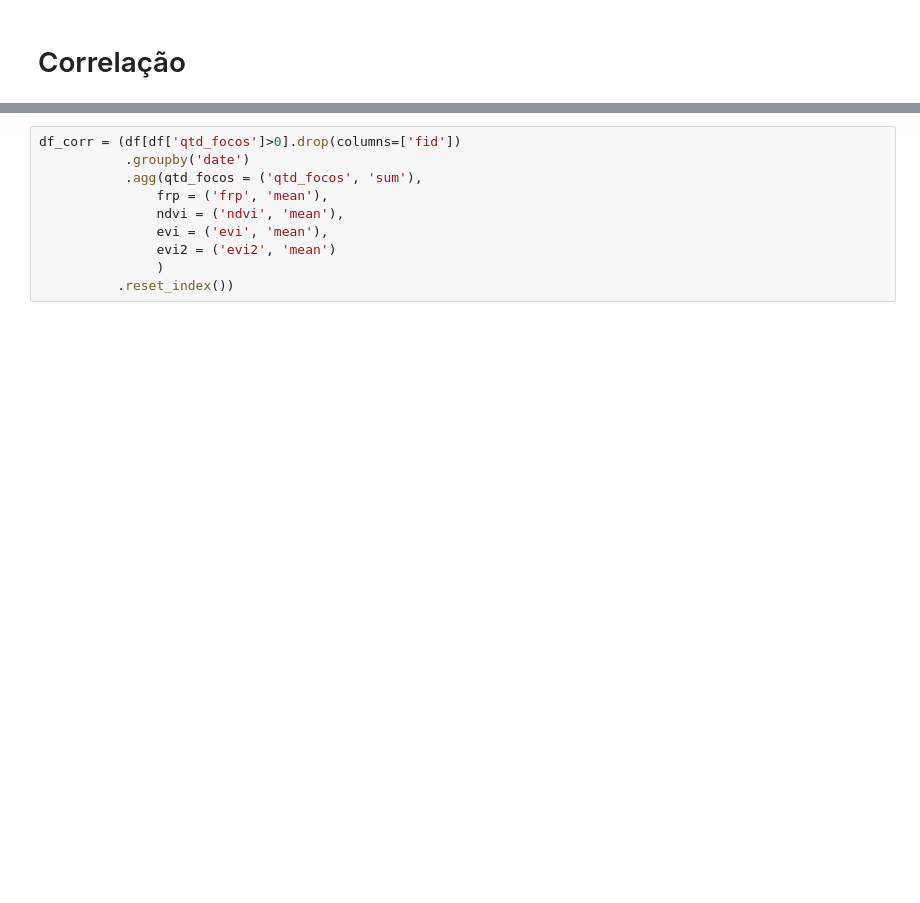
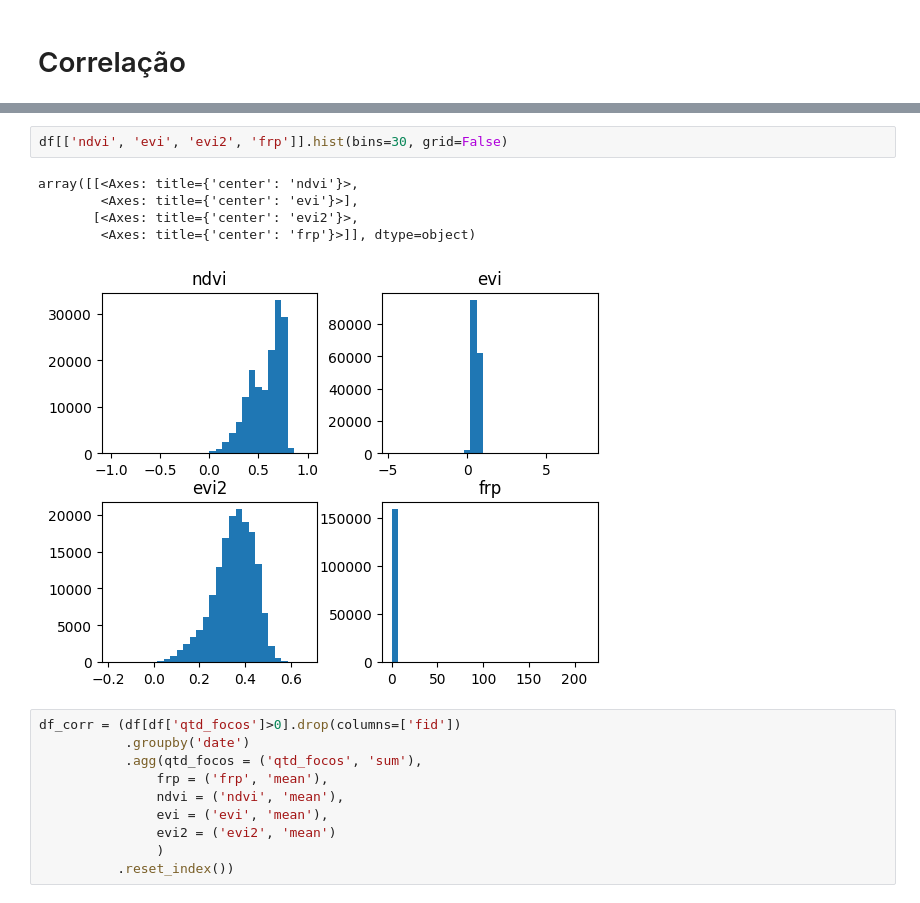
Before and after one commit to LPontes/fire_risk_app, a Jupyter notebook: notebooks/eda_risco_de_fogo.ipynb, the cells around one changed output, grey strips where cells are left out. Drawn from its saved outputs; the diff is of its cells as text; blank space fills up the shorter version.

```diff
--- a/notebooks/eda_risco_de_fogo.ipynb
+++ b/notebooks/eda_risco_de_fogo.ipynb
@@ -436,3 +443,11 @@ df['frp'] = df['frp'].fillna(0)
+# %%
+df[['ndvi', 'evi', 'evi2', 'frp']].hist(bins=30, grid=False)
+# %% [output]
+array([[<Axes: title={'center': 'ndvi'}>,
+        <Axes: title={'center': 'evi'}>],
+       [<Axes: title={'center': 'evi2'}>,
+        <Axes: title={'center': 'frp'}>]], dtype=object)
+[figure, added]
 # %%
 df_corr = (df[df['qtd_focos']>0].drop(columns=['fid'])
            .groupby('date')
```
Also changed, not shown: parts of 8 cells of this notebook, 5 other files.
